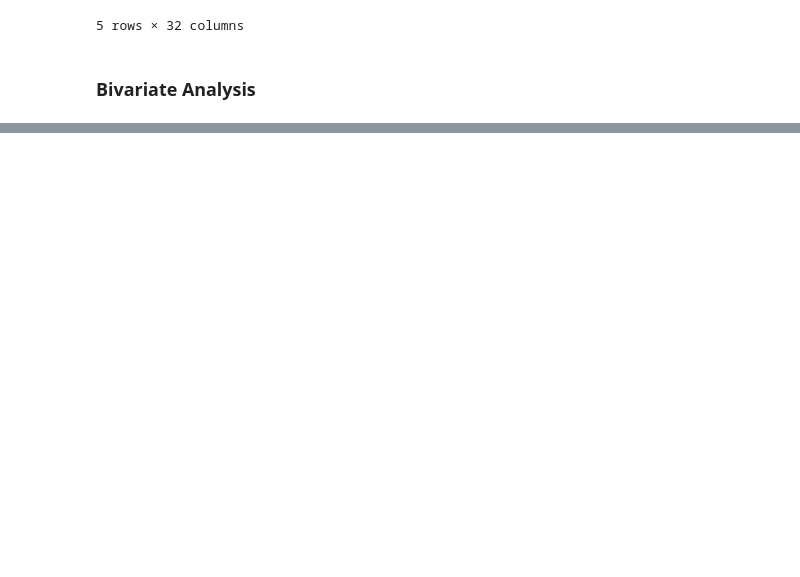
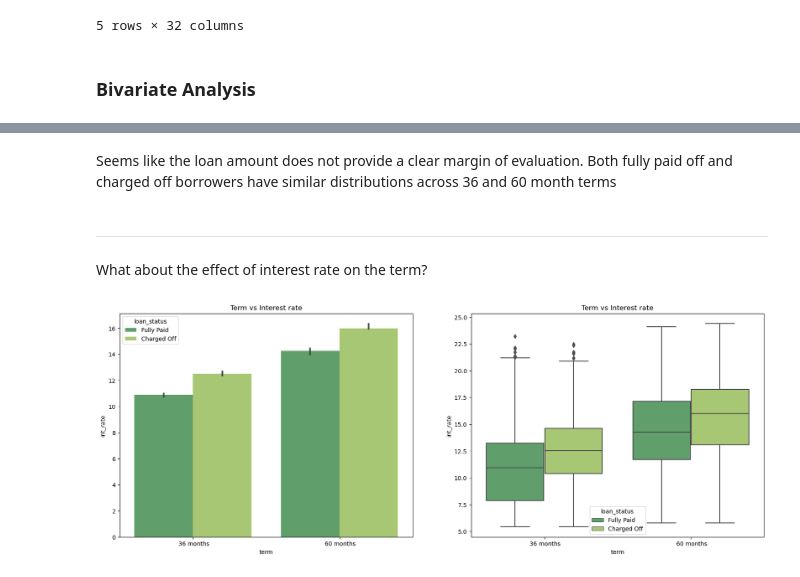
Before and after one commit to howxl/Lending-Club_Case-Study, a Jupyter notebook: LendingClubCaseStudy.ipynb, the cells around one changed output, grey strips where cells are left out. Saved outputs shown, nothing was run; the diff lists cells and outputs as text; code cells hidden in the pictures; blank space fills up the shorter version.

```diff
--- a/LendingClubCaseStudy.ipynb
+++ b/LendingClubCaseStudy.ipynb
@@ -323,0 +337,17 @@ df.head()
+# %% [markdown]
+Seems like the loan amount does not provide a clear margin of evaluation. Both fully paid off and charged off borrowers have similar distributions across 36 and 60 month terms
+# %% [markdown]
+<hr>
+# %% [markdown]
+What about the effect of interest rate on the term?
+# %%
+plt.figure(figsize=(20,7))
+plt.subplot(121)
+sns.barplot(x='term', y='int_rate', hue='loan_status', data=df, estimator=np.median, palette="summer")
+plt.title('Term vs Interest rate')
+plt.subplot(122)
+sns.boxplot(x='term', y='int_rate', hue='loan_status', data=df, palette="summer")
+plt.title('Term vs Interest rate')
+plt.show()
+# %% [output]
+[figure, added]
```
Also changed, not shown: parts of 19 cells of this notebook.
